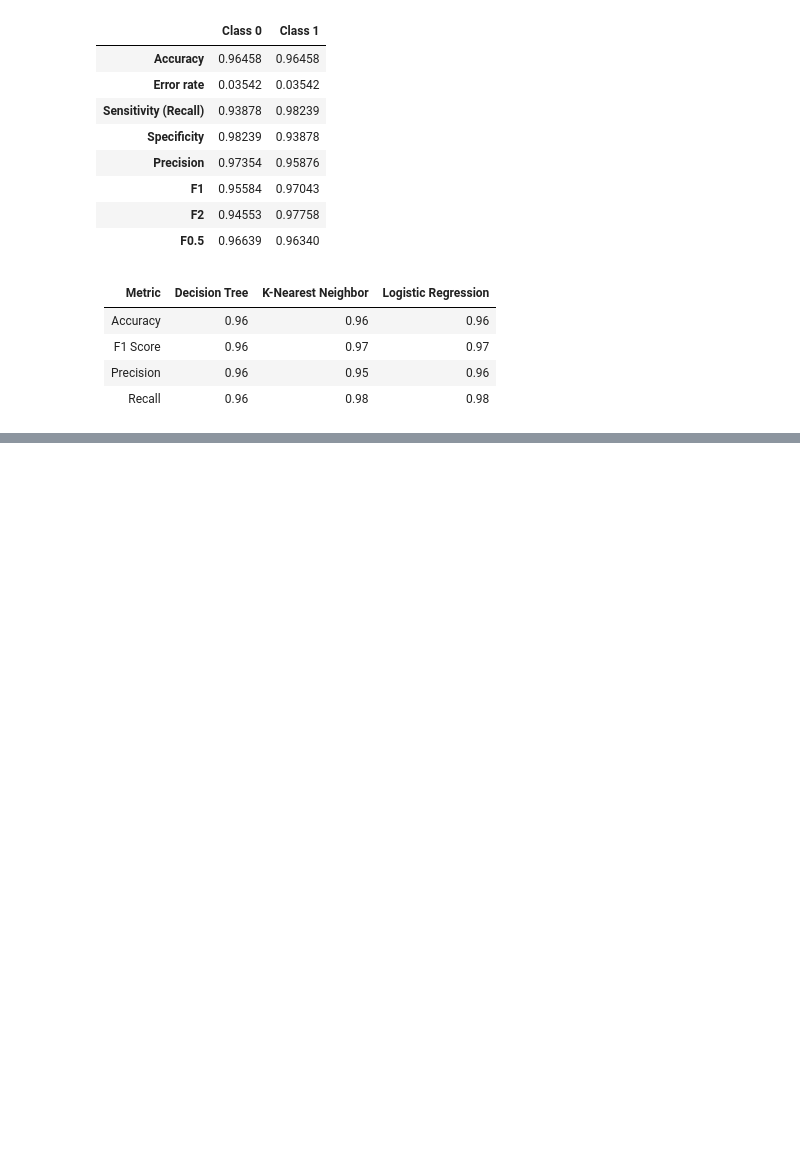
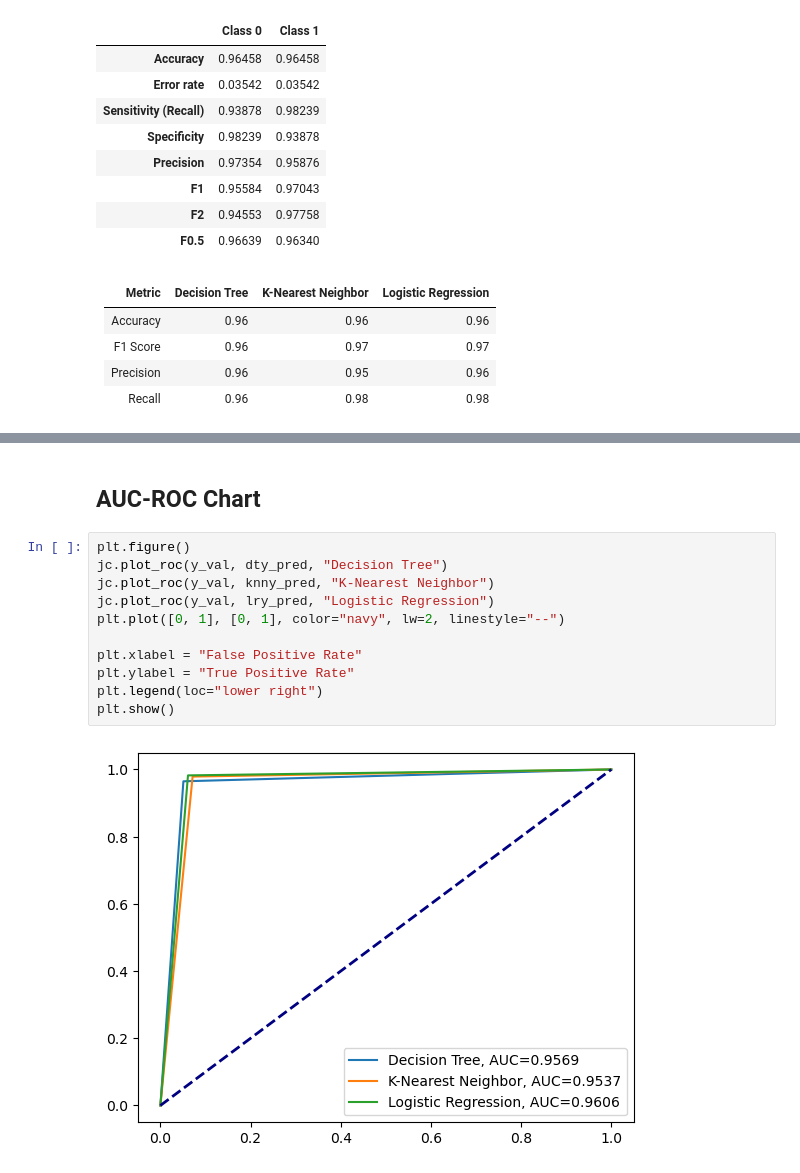
Before and after one commit to junclemente/ads505-FinalProject, a Jupyter notebook: 03. model_evaluation/evaluation.ipynb, the cells around one changed output, grey strips where cells are left out. Drawn from its saved outputs; the diff is of its cells as text; blank space fills up the shorter version.

```diff
--- a/03. model_evaluation/evaluation.ipynb
+++ b/03. model_evaluation/evaluation.ipynb
@@ -165,0 +180,15 @@ for k_folds in range(2, 11, 2):
+# %% [markdown]
+## AUC-ROC Chart
+# %%
+plt.figure()
+jc.plot_roc(y_val, dty_pred, "Decision Tree")
+jc.plot_roc(y_val, knny_pred, "K-Nearest Neighbor")
+jc.plot_roc(y_val, lry_pred, "Logistic Regression")
+plt.plot([0, 1], [0, 1], color="navy", lw=2, linestyle="--")
+
+plt.xlabel = "False Positive Rate"
+plt.ylabel = "True Positive Rate"
+plt.legend(loc="lower right")
+plt.show()
+# %% [output]
+[figure, added]
```
Also changed, not shown: parts of 7 cells of this notebook.
